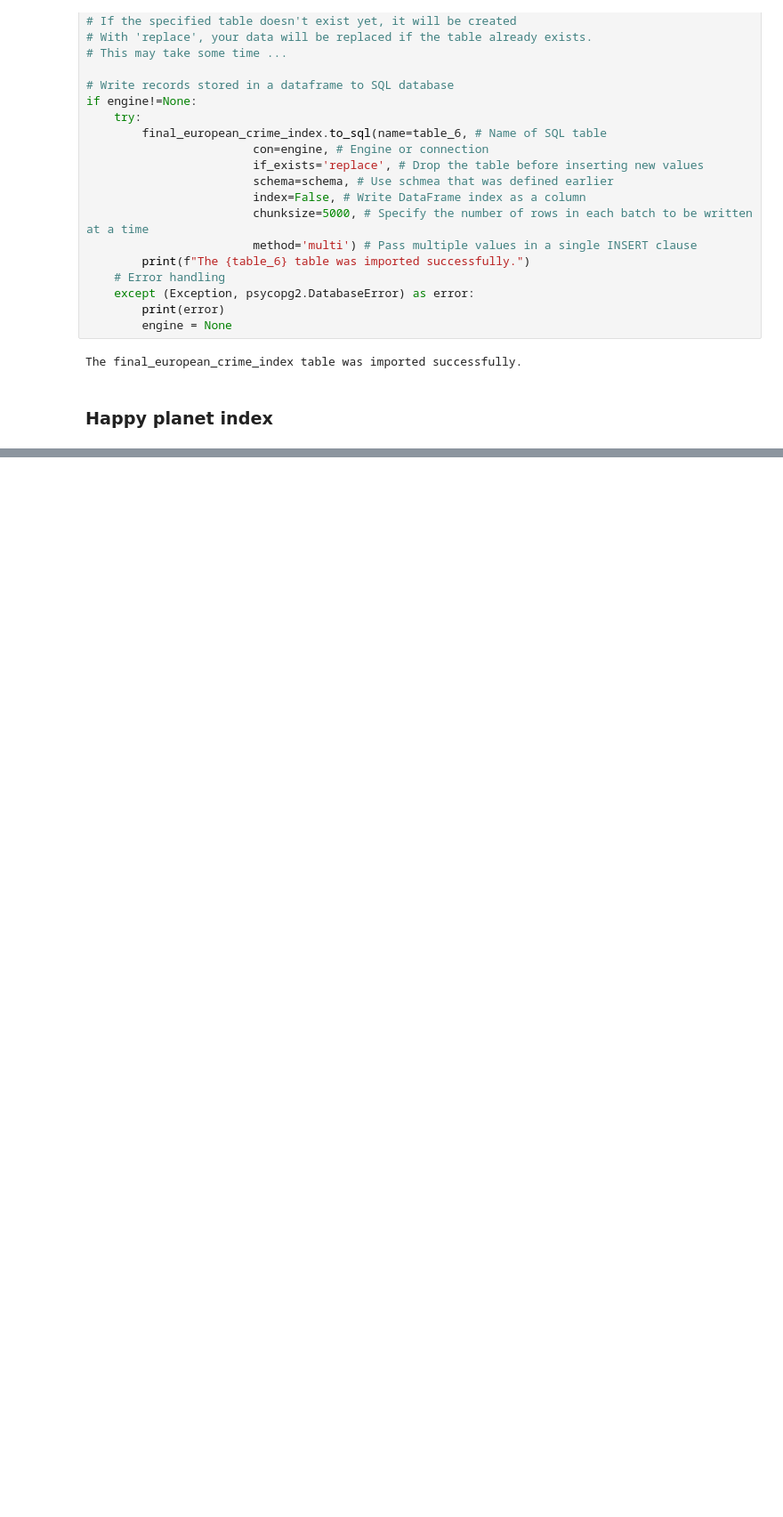
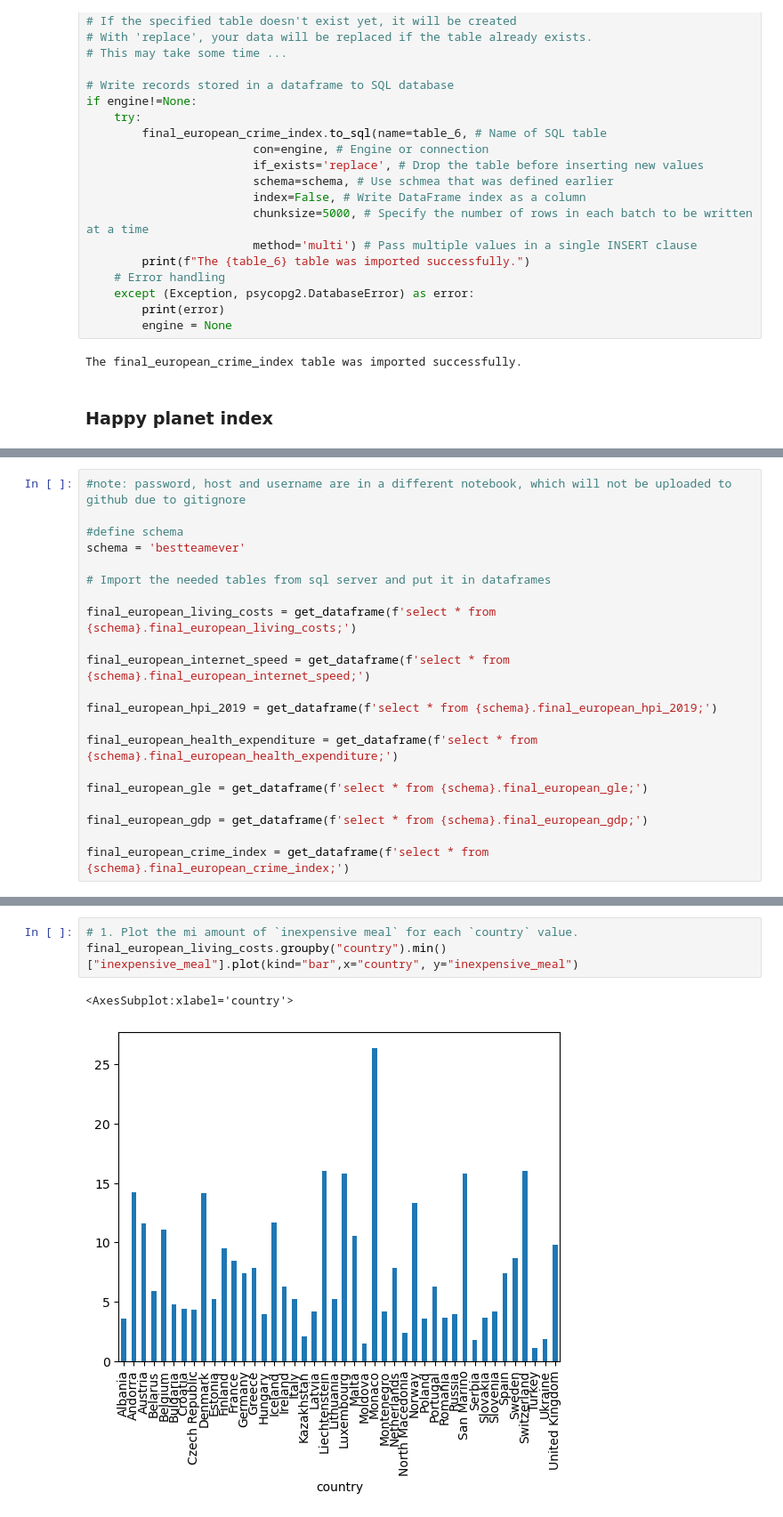
Before and after one commit to prache/Created-a-Product-Workation-Decider-Empowering-Digital-Nomads-in-Europe-, a Jupyter notebook: cost_of_living.ipynb, the cells around one changed output, grey strips where cells are left out. Shown at 89% size. Cells and saved outputs as stored; diff of their text form; blank space fills up the shorter version.

Commit message:
adding data and updated notebook

```diff
--- a/cost_of_living.ipynb
+++ b/cost_of_living.ipynb
@@ -536,0 +803,21 @@ The final_european_hpi_2019 table was imported successfully.
+# %%
+#note: password, host and username are in a different notebook, which will not be uploaded to github due to gitignore
+
+#define schema
+schema = 'bestteamever'
+
+# Import the needed tables from sql server and put it in dataframes
+
+final_european_living_costs = get_dataframe(f'select * from {schema}.final_european_living_costs;')
+
+final_european_internet_speed = get_dataframe(f'select * from {schema}.final_european_internet_speed;')
+
+final_european_hpi_2019 = get_dataframe(f'select * from {schema}.final_european_hpi_2019;')
+
+final_european_health_expenditure = get_dataframe(f'select * from {schema}.final_european_health_expenditure;')
+
+final_european_gle = get_dataframe(f'select * from {schema}.final_european_gle;')
+
+final_european_gdp = get_dataframe(f'select * from {schema}.final_european_gdp;')
+
+final_european_crime_index = get_dataframe(f'select * from {schema}.final_european_crime_index;')
@@ -536,0 +841,6 @@ The final_european_hpi_2019 table was imported successfully.
+# %%
+# 1. Plot the mi amount of `inexpensive meal` for each `country` value.
+final_european_living_costs.groupby("country").min()["inexpensive_meal"].plot(kind="bar",x="country", y="inexpensive_meal")
+# %% [output]
+<AxesSubplot:xlabel='country'>
+[figure, added]
```
Also changed, not shown: parts of 49 cells of this notebook, 9 other files.
